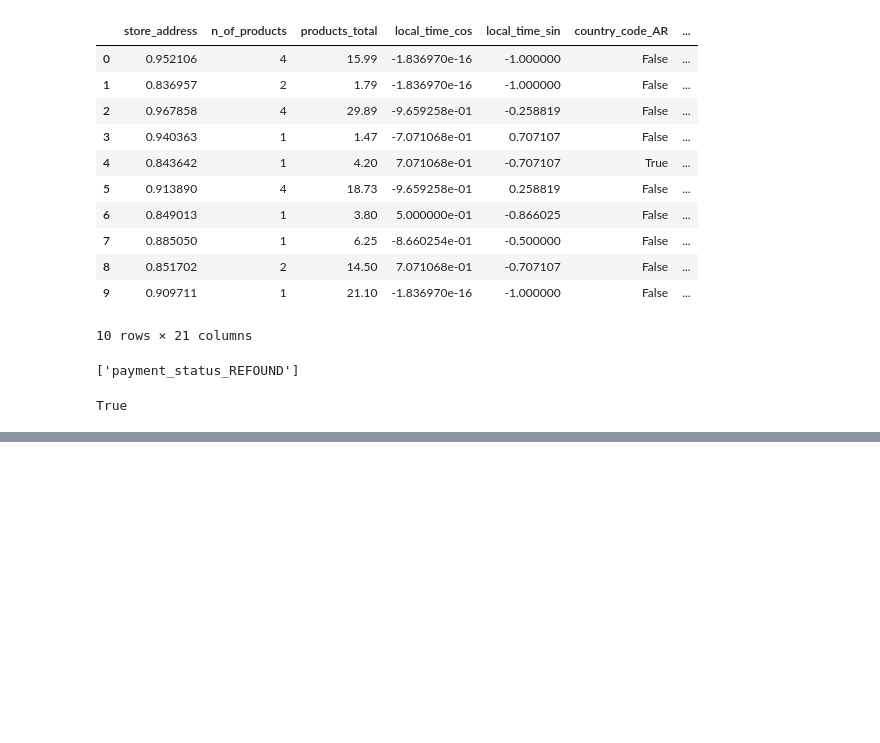
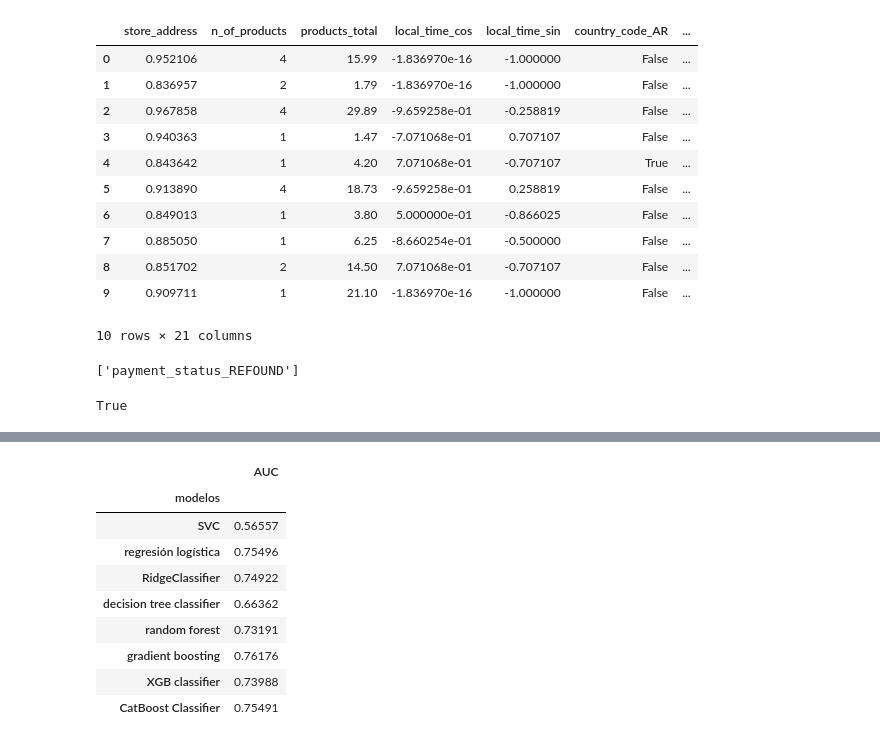
Before and after one commit to haroldavis/Clasification-model-2, a Jupyter notebook: delivery.ipynb, the cells around one changed output, grey strips where cells are left out. Drawn from its saved outputs; the diff is of its cells as text; code cells hidden in the pictures; blank space fills up the shorter version.

```diff
--- a/delivery.ipynb
+++ b/delivery.ipynb
@@ -351,0 +483,13 @@ df_predecir1 = scaler.transform(df_predecir1)
+# %%
+aucs
+# %% [output]
+|  | AUC |
+| modelos |  |
+| SVC | 0.56557 |
+| regresión logística | 0.75496 |
+| RidgeClassifier | 0.74922 |
+| decision tree classifier | 0.66362 |
+| random forest | 0.73191 |
+| gradient boosting | 0.76176 |
+| XGB classifier | 0.73988 |
+| CatBoost Classifier | 0.75491 |
```
Also changed, not shown: parts of 11 cells of this notebook, 4 other files.
